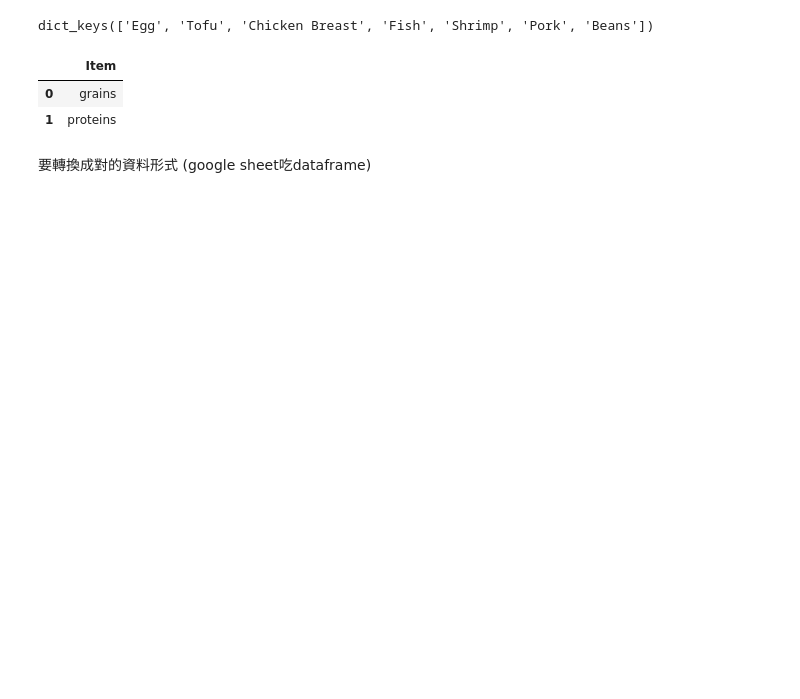
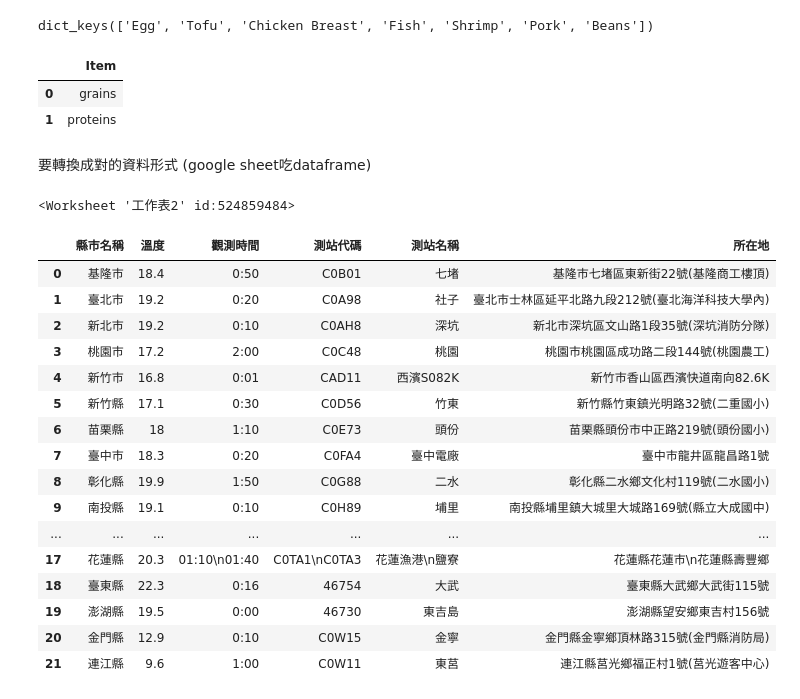
Before and after one commit to tsaijoy/JoyTsai, a Jupyter notebook: W2跟著做.ipynb, the cells around one changed output. Cells and saved outputs as stored; diff of their text form; code cells hidden in the pictures; blank space fills up the shorter version.

```diff
--- a/W2跟著做.ipynb
+++ b/W2跟著做.ipynb
@@ -95,3 +95,45 @@ worksheet = gsheets.get_worksheet(0)  # 如果是其他工作表，可以用 get
 set_with_dataframe(worksheet, df) #df是個變數(dataframe的形式)
 # %% [markdown]
 要轉換成對的資料形式 (google sheet吃dataframe)
+# %%
+#取出第二個工作表
+worksheet_temp = gsheets.get_worksheet(1) #新的工作表要重新命名(因為跟天氣有關所以命名temp)
+# %%
+worksheet_temp #試著呼叫第二個工作表 #只呼叫出了他的名子沒有內容
+# %% [output]
+<Worksheet '工作表2' id:524859484>
+# %%
+#取擷取儲存格內的內容 #以陣列形式output
+data = worksheet_temp.get_all_values() #會以list的方式回傳
+
+#將資料轉成DataFrame
+df_temp = pd.DataFrame(data) #從list轉換成df的形式
+
+#轉成可以用標題抽取資料的形式
+
+#設定第一行為標題(欄位名稱)
+df_temp.columns = df_temp.iloc[0] #第一行設為欄位名稱
+df_temp = df_temp[1:] #去掉第一行重複的 #但其實應該是第二行 給他個點點:刪除
+
+#重設索引
+df_temp.reset_index(drop=True, inplace=True)
+# %%
+df_temp #把表格輸出出來
+# %% [output]
+|  | 縣市名稱 | 溫度 | 觀測時間 | 測站代碼 | 測站名稱 | 所在地 |
+| 0 | 基隆市 | 18.4 | 0:50 | C0B01 | 七堵 | 基隆市七堵區東新街22號(基隆商工樓頂) |
+| 1 | 臺北市 | 19.2 | 0:20 | C0A98 | 社子 | 臺北市士林區延平北路九段212號(臺北海洋科技大學內) |
+| 2 | 新北市 | 19.2 | 0:10 | C0AH8 | 深坑 | 新北市深坑區文山路1段35號(深坑消防分隊) |
+| 3 | 桃園市 | 17.2 | 2:00 | C0C48 | 桃園 | 桃園市桃園區成功路二段144號(桃園農工) |
+| 4 | 新竹市 | 16.8 | 0:01 | CAD11 | 西濱S082K | 新竹市香山區西濱快道南向82.6K |
+| 5 | 新竹縣 | 17.1 | 0:30 | C0D56 | 竹東 | 新竹縣竹東鎮光明路32號(二重國小) |
+| 6 | 苗栗縣 | 18 | 1:10 | C0E73 | 頭份 | 苗栗縣頭份市中正路219號(頭份國小) |
+| 7 | 臺中市 | 18.3 | 0:20 | C0FA4 | 臺中電廠 | 臺中市龍井區龍昌路1號 |
+| 8 | 彰化縣 | 19.9 | 1:50 | C0G88 | 二水 | 彰化縣二水鄉文化村119號(二水國小) |
+| 9 | 南投縣 | 19.1 | 0:10 | C0H89 | 埔里 | 南投縣埔里鎮大城里大城路169號(縣立大成國中) |
+| ... | ... | ... | ... | ... | ... | ... |
+| 17 | 花蓮縣 | 20.3 | 01:10\n01:40 | C0TA1\nC0TA3 | 花蓮漁港\n鹽寮 | 花蓮縣花蓮市\n花蓮縣壽豐鄉 |
+| 18 | 臺東縣 | 22.3 | 0:16 | 46754 | 大武 | 臺東縣大武鄉大武街115號 |
+| 19 | 澎湖縣 | 19.5 | 0:00 | 46730 | 東吉島 | 澎湖縣望安鄉東吉村156號 |
+| 20 | 金門縣 | 12.9 | 0:10 | C0W15 | 金寧 | 金門縣金寧鄉頂林路315號(金門縣消防局) |
+| 21 | 連江縣 | 9.6 | 1:00 | C0W11 | 東莒 | 連江縣莒光鄉福正村1號(莒光遊客中心) |
```
Also changed, not shown: parts of 3 cells of this notebook.
